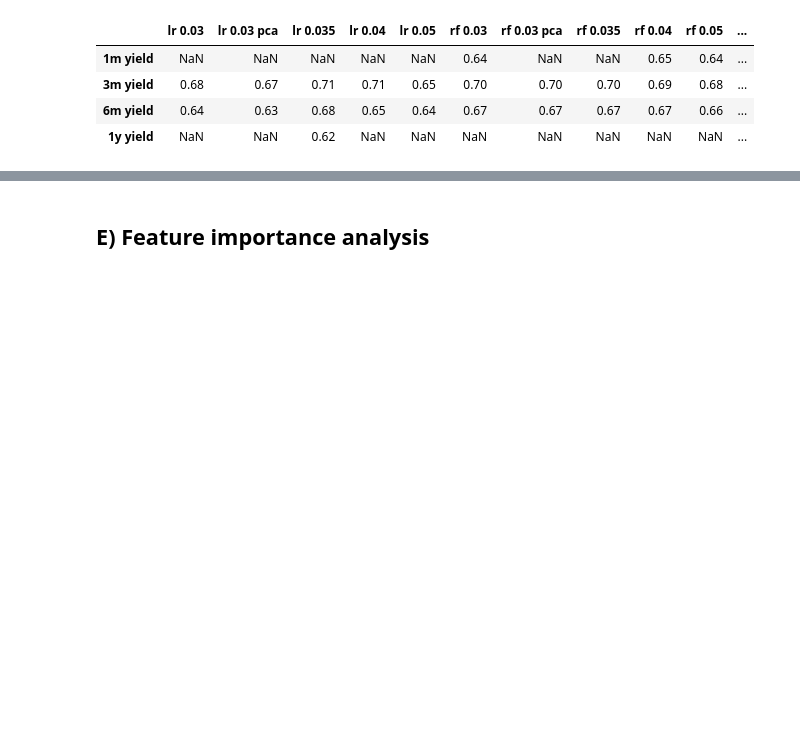
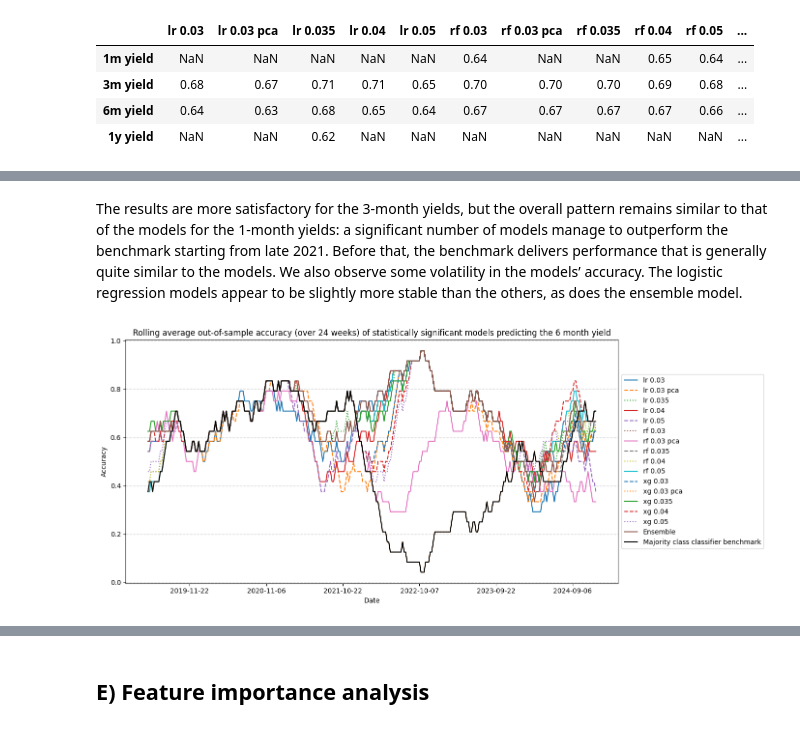
Before and after one commit to jeanlouvaleau/ML-for-trading-project, a Jupyter notebook: data_exploration JL_new.ipynb, the cells around one changed output, grey strips where cells are left out. Saved outputs shown, nothing was run; the diff lists cells and outputs as text; code cells hidden in the pictures; blank space fills up the shorter version.

```diff
--- a/data_exploration JL_new.ipynb
+++ b/data_exploration JL_new.ipynb
@@ -2444,0 +2591,60 @@ forecast = pd.DataFrame(forecast)
+# %% [markdown]
+The results are more satisfactory for the 3-month yields, but the overall pattern remains similar to that of the models for the 1-month yields: a significant number of models manage to outperform the benchmark starting from late 2021. Before that, the benchmark delivers performance that is generally quite similar to the models. We also observe some volatility in the models’ accuracy. The logistic regression models appear to be slightly more stable than the others, as does the ensemble model.
+# %%
+col = 'Y_DGS6MO'
+forecast = {
+            "lr 0.03":pd.read_csv("results of models/forecast logistic regression, 15y train test.csv",index_col=0)[col],
+            "lr 0.03 pca":pd.read_csv("results of models/forecast logistic regression pca, 15y train test.csv", index_col=0)[col],
+            "lr 0.035":pd.read_csv("results of models/forecast logistic regression, MI 0.035, 15y train test.csv", index_col=0)[col],
+            "lr 0.04":pd.read_csv("results of models/forecast logistic regression, MI 0.04, 15y train test.csv", index_col=0)[col],
+            "lr 0.05":pd.read_csv("results of models/forecast logistic regression, MI 0.05, 15y train test.csv", index_col=0)[col],
+            "rf 0.03":pd.read_csv("results of models/forecast random forest, no pca, 15y train test.csv", index_col=0)[col],
+            "rf 0.03 pca":pd.read_csv("results of models/forecast random forest pca, 15y train test.csv", index_col=0)[col],
+            "rf 0.035":pd.read_csv("results of models/forecast random forest, MI 0.035, 15y train test.csv", index_col=0)[col],
+             "rf 0.04":pd.read_csv("results of models/forecast random forest, MI 0.04, 15y train test.csv", index_col=0)[col],
+             "rf 0.05":pd.read_csv("results of models/forecast random forest, MI 0.05, 15y train test.csv", index_col=0)[col],
+             "xg 0.03":pd.read_csv("results of models/forecast xgboost, 15y train test.csv", index_col=0)[col],
+             "xg 0.03 pca":pd.read_csv("results of models/forecast xgboost, pca, 15y train test.csv", index_col=0)[col],
+            "xg 0.035":pd.read_csv("results of models/forecast xgboost, MI 0.035, 15y train test.csv",index_col=0)[col],
+            "xg 0.04":pd.read_csv("results of models/forecast xgboost, MI 0.04, 15y train test.csv", index_col=0)[col],
+            "xg 0.05":pd.read_csv("results of models/forecast xgboost, MI 0.05, 15y train test.csv", index_col=0)[col]
+             }
+forecast = pd.DataFrame(forecast)
+
+
+ensemble = ensemble_short[col]
+ensemble.name = 'Ensemble'
+bench = majority_class_classifier[col]
+bench.name = "Majority class classifier benchmark"
+
+forecast= pd.concat([forecast,ensemble,bench],axis =1).round(2)
+forecast.index = Yw.iloc[780:Yw.shape[0]-1].index
+
+
+true_values = Yw.iloc[780:Yw.shape[0]-1][col]
+fig, ax = plt.subplots(figsize=(14, 6))
+
+style_cycle = cycle(["-", "--", ":"])
+
+for model in forecast.columns:
+    correct = (forecast[model] == true_values)
+    rolling_acc = correct.rolling(window=24).mean()
+
+    if model == "Majority class classifier benchmark":
+        rolling_acc.plot(ax=ax, label=model,color = 'black')
+
+    else:
+        rolling_acc.plot(ax=ax, label=model,linestyle = next(style_cycle))
+
+
+
+ax.grid(axis='y', color='lightgrey', linestyle='--', linewidth=1)
+plt.title(f"Rolling average out-of-sample accuracy (over 24 weeks) of statistically significant models predicting the 6 month yield")
+plt.xlabel("Date")
+plt.ylabel("Accuracy")
+plt.legend(loc="center left", bbox_to_anchor=(1, 0.5))
+
+plt.tight_layout()
+plt.show()
+# %% [output]
+[figure, added]
```
Also changed, not shown: parts of 13 cells of this notebook.
